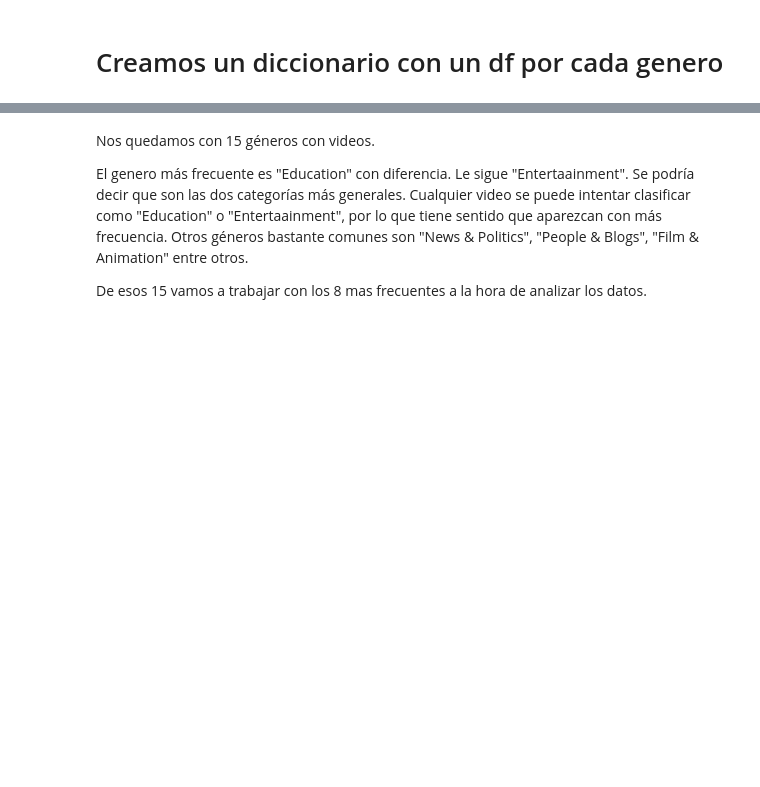
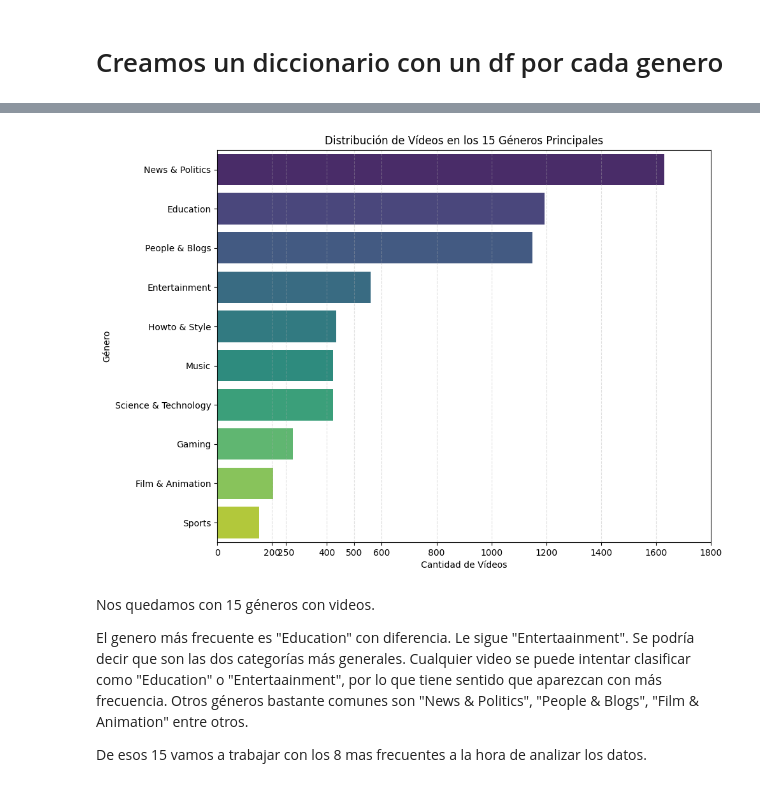
Before and after one commit to UCM-GIDIA-PD1/c2526-R1, a Jupyter notebook: src/analisis/analisis_generos.ipynb, the cells around one changed output, grey strips where cells are left out. Saved outputs shown, nothing was run; the diff lists cells and outputs as text; code cells hidden in the pictures; blank space fills up the shorter version.

```diff
--- a/src/analisis/analisis_generos.ipynb
+++ b/src/analisis/analisis_generos.ipynb
@@ -128,3 +116,7 @@ plt.show()
+# %%
+utils.gráfico_frecuencias_generos(diccionario_generos=diccionario_generos_fil)
+# %% [output]
+[figure, added]
 # %% [markdown]
 Nos quedamos con 15 géneros con videos.
 
```
Also changed, not shown: parts of 14 cells of this notebook, 2 other files.
